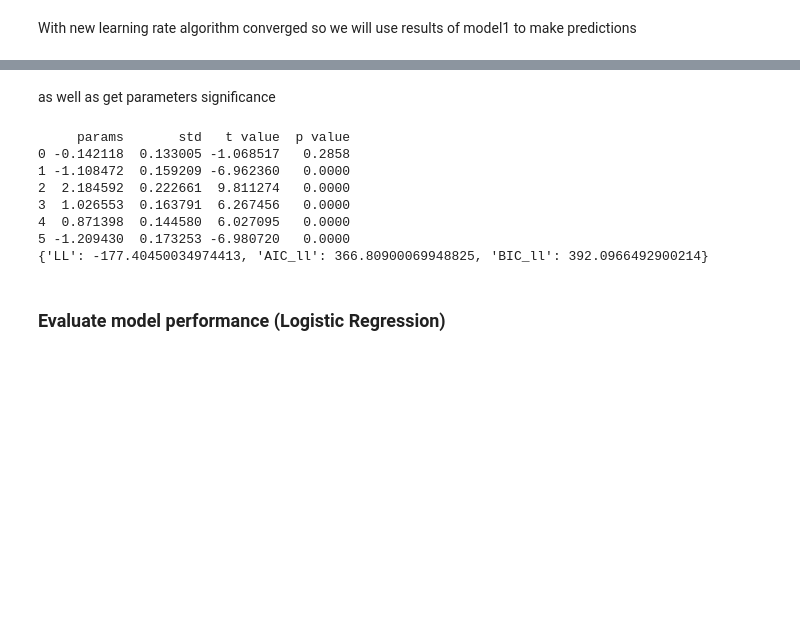
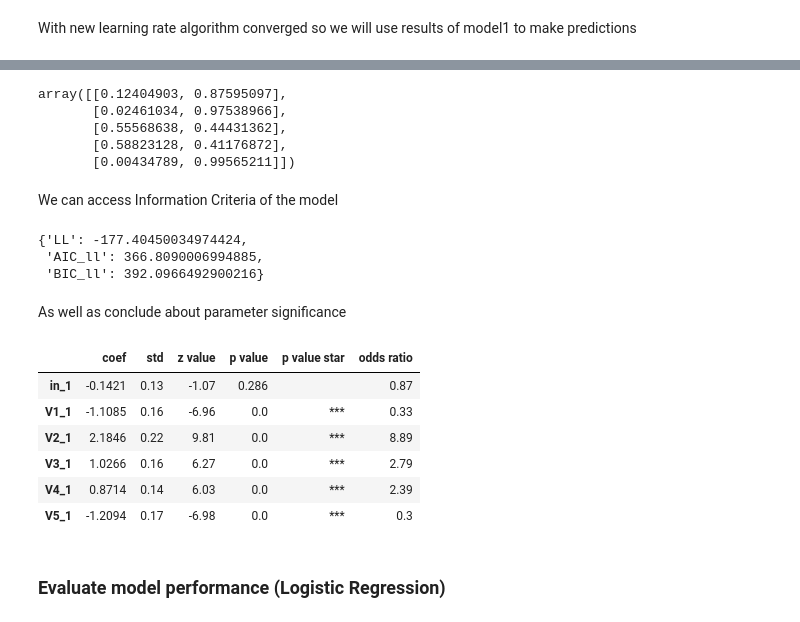
Before and after one commit to aayrapet/ml_parametric, a Jupyter notebook: _test.ipynb, the cells around one changed output, grey strips where cells are left out. Saved outputs shown, nothing was run; the diff lists cells and outputs as text; code cells hidden in the pictures; blank space fills up the shorter version.

```diff
--- a/_test.ipynb
+++ b/_test.ipynb
@@ -174,6 +174,7 @@ table.head()
 Always convert data to numpy array before starting the work
 # %%
 x,y=np.array(table.drop(["y","Unnamed: 0"],axis=1)),np.array(table["y"])
+column_names_x=table.drop(["y","Unnamed: 0"],axis=1).columns.tolist()
 # %% [markdown]
 **Are classes balanced?**
 
@@ -191,7 +192,7 @@ Name: count, dtype: int64
 # %% [markdown]
 Try Gradient Descent algorithm
 # %%
-model=LogisticRegression(solver="gd")
+model=LogisticRegression(solver="gd",add_intercept=False)
 model.fit(x,y)
 # %% [output]
 algorithm did not converge under 100 iterations,so the calculated parameter is biased
@@ -206,5 +206,5 @@ Therefore, try other hyperparameters to aim  convergence.
 # %%
-model1=LogisticRegression(solver="gd",learning_rate=0.004,max_iteration=300)
+model1=LogisticRegression(solver="gd",learning_rate=0.004,max_iteration=300,add_intercept=True)
 model1.fit(x,y)
 # %% [output]
 algorithm did  converge under 300 iterations (at 79 iterations)
@@ -227,17 +239,32 @@ array([0, 0, 1, 1, 0, 1, 1, 0, 1, 1])
+# %%
+#get probabilities of ALL classes
+model1.proba[0:5]
+# %% [output]
+array([[0.12404903, 0.87595097],
+       [0.02461034, 0.97538966],
+       [0.55568638, 0.44431362],
+       [0.58823128, 0.41176872],
+       [0.00434789, 0.99565211]])
+# %% [markdown]
+We can access Information Criteria of the model
+# %%
+model1.get_inference(only_IC=True)
+# %% [output]
+{'LL': -177.40450034974424,
+ 'AIC_ll': 366.8090006994885,
+ 'BIC_ll': 392.0966492900216}
 # %% [markdown]
-as well as get parameters significance
+As well as conclude about parameter significance
-# %%
-print(model1.get_inference())
-print(model1.criteria)
-# %% [output]
-     params       std   t value  p value
-0 -0.142118  0.133005 -1.068517   0.2858
-1 -1.108472  0.159209 -6.962360   0.0000
-2  2.184592  0.222661  9.811274   0.0000
-3  1.026553  0.163791  6.267456   0.0000
-4  0.871398  0.144580  6.027095   0.0000
-5 -1.209430  0.173253 -6.980720   0.0000
-{'LL': -177.40450034974413, 'AIC_ll': 366.80900069948825, 'BIC_ll': 392.0966492900214}
+# %%
+model1.get_inference(only_IC=False,ordered_columns_names=column_names_x)
+# %% [output]
+|  | coef | std | z value | p value | p value star | odds ratio |
+| in_1 | -0.1421 | 0.13 | -1.07 | 0.286 |  | 0.87 |
+| V1_1 | -1.1085 | 0.16 | -6.96 | 0.0 | *** | 0.33 |
+| V2_1 | 2.1846 | 0.22 | 9.81 | 0.0 | *** | 8.89 |
+| V3_1 | 1.0266 | 0.16 | 6.27 | 0.0 | *** | 2.79 |
+| V4_1 | 0.8714 | 0.14 | 6.03 | 0.0 | *** | 2.39 |
+| V5_1 | -1.2094 | 0.17 | -6.98 | 0.0 | *** | 0.3 |
 # %% [markdown]
 ### **Evaluate model performance** (Logistic Regression)
 # %% [markdown]
```
Also changed, not shown: parts of 50 cells of this notebook, 5 other files.
